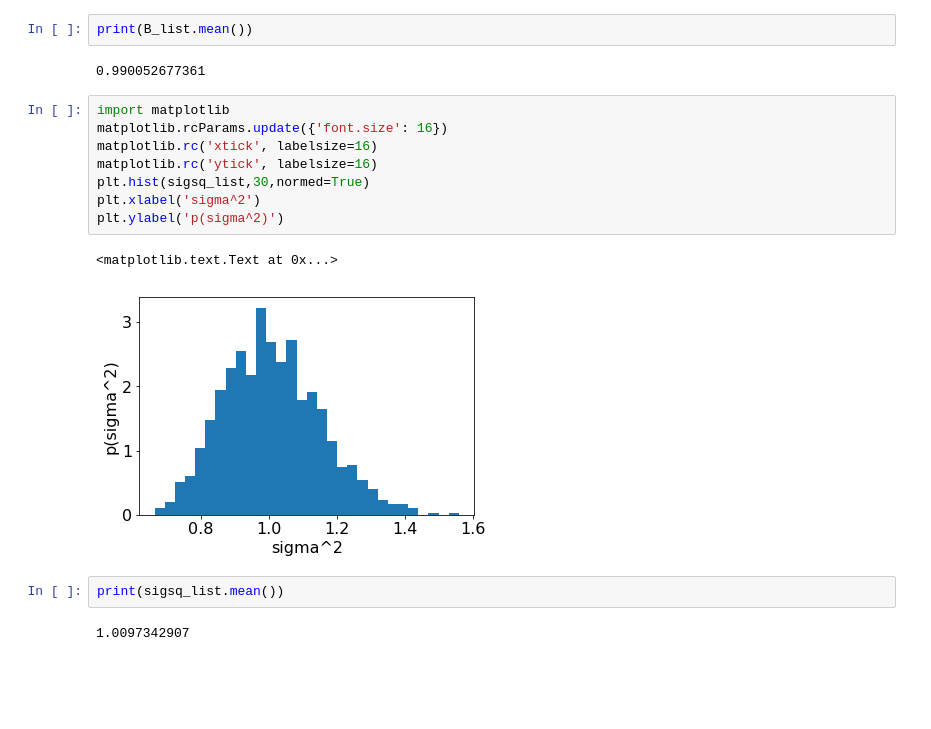
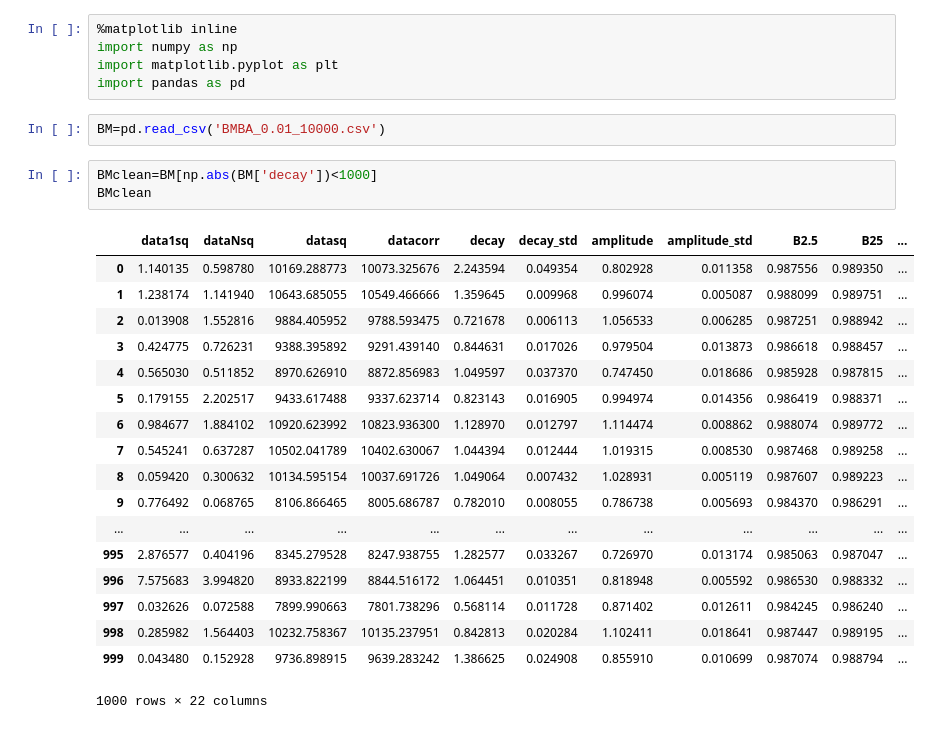
Before and after one commit to IanMadlenya/Ornstein-Uhlenbeck-Data-Analysis, a Jupyter notebook: BMBA10000final.ipynb, the cells around one changed output. Saved outputs shown, nothing was run; the diff lists cells and outputs as text; blank space fills up the shorter version.

```diff
--- a/BMBA10000.ipynb
+++ b/BMBA10000final.ipynb
@@ -180,19 +1,29 @@ print(np.exp(-0.01))
-# %%
-print(B_list.mean())
-# %% [output]
-0.990052677361
-# %%
-import matplotlib
-matplotlib.rcParams.update({'font.size': 16})
-matplotlib.rc('xtick', labelsize=16)
-matplotlib.rc('ytick', labelsize=16)
-plt.hist(sigsq_list,30,normed=True)
-plt.xlabel('sigma^2')
-plt.ylabel('p(sigma^2)')
-# %% [output]
-<matplotlib.text.Text at 0x...>
-[figure, removed]
-# %%
-print(sigsq_list.mean())
-# %% [output]
-1.0097342907
+# %%
+%matplotlib inline
+import numpy as np
+import matplotlib.pyplot as plt
+import pandas as pd
+# %%
+BM=pd.read_csv('BMBA_0.01_10000.csv')
+# %%
+BMclean=BM[np.abs(BM['decay'])<1000]
+BMclean
+# %% [output]
+|  | data1sq | dataNsq | datasq | datacorr | decay | decay_std | amplitude | amplitude_std | B2.5 | B25 | ... |
+| 0 | 1.140135 | 0.598780 | 10169.288773 | 10073.325676 | 2.243594 | 0.049354 | 0.802928 | 0.011358 | 0.987556 | 0.989350 | ... |
+| 1 | 1.238174 | 1.141940 | 10643.685055 | 10549.466666 | 1.359645 | 0.009968 | 0.996074 | 0.005087 | 0.988099 | 0.989751 | ... |
+| 2 | 0.013908 | 1.552816 | 9884.405952 | 9788.593475 | 0.721678 | 0.006113 | 1.056533 | 0.006285 | 0.987251 | 0.988942 | ... |
+| 3 | 0.424775 | 0.726231 | 9388.395892 | 9291.439140 | 0.844631 | 0.017026 | 0.979504 | 0.013873 | 0.986618 | 0.988457 | ... |
+| 4 | 0.565030 | 0.511852 | 8970.626910 | 8872.856983 | 1.049597 | 0.037370 | 0.747450 | 0.018686 | 0.985928 | 0.987815 | ... |
+| 5 | 0.179155 | 2.202517 | 9433.617488 | 9337.623714 | 0.823143 | 0.016905 | 0.994974 | 0.014356 | 0.986419 | 0.988371 | ... |
+| 6 | 0.984677 | 1.884102 | 10920.623992 | 10823.936300 | 1.128970 | 0.012797 | 1.114474 | 0.008862 | 0.988074 | 0.989772 | ... |
+| 7 | 0.545241 | 0.637287 | 10502.041789 | 10402.630067 | 1.044394 | 0.012444 | 1.019315 | 0.008530 | 0.987468 | 0.989258 | ... |
+| 8 | 0.059420 | 0.300632 | 10134.595154 | 10037.691726 | 1.049064 | 0.007432 | 1.028931 | 0.005119 | 0.987607 | 0.989223 | ... |
+| 9 | 0.776492 | 0.068765 | 8106.866465 | 8005.686787 | 0.782010 | 0.008055 | 0.786738 | 0.005693 | 0.984370 | 0.986291 | ... |
+| ... | ... | ... | ... | ... | ... | ... | ... | ... | ... | ... | ... |
+| 995 | 2.876577 | 0.404196 | 8345.279528 | 8247.938755 | 1.282577 | 0.033267 | 0.726970 | 0.013174 | 0.985063 | 0.987047 | ... |
+| 996 | 7.575683 | 3.994820 | 8933.822199 | 8844.516172 | 1.064451 | 0.010351 | 0.818948 | 0.005592 | 0.986530 | 0.988332 | ... |
+| 997 | 0.032626 | 0.072588 | 7899.990663 | 7801.738296 | 0.568114 | 0.011728 | 0.871402 | 0.012611 | 0.984245 | 0.986240 | ... |
+| 998 | 0.285982 | 1.564403 | 10232.758367 | 10135.237951 | 0.842813 | 0.020284 | 1.102411 | 0.018641 | 0.987447 | 0.989195 | ... |
+| 999 | 0.043480 | 0.152928 | 9736.898915 | 9639.283242 | 1.386625 | 0.024908 | 0.855910 | 0.010699 | 0.987074 | 0.988794 | ... |
+1000 rows × 22 columns
```
Also changed, not shown: parts of 36 cells of this notebook, 8 other files.
